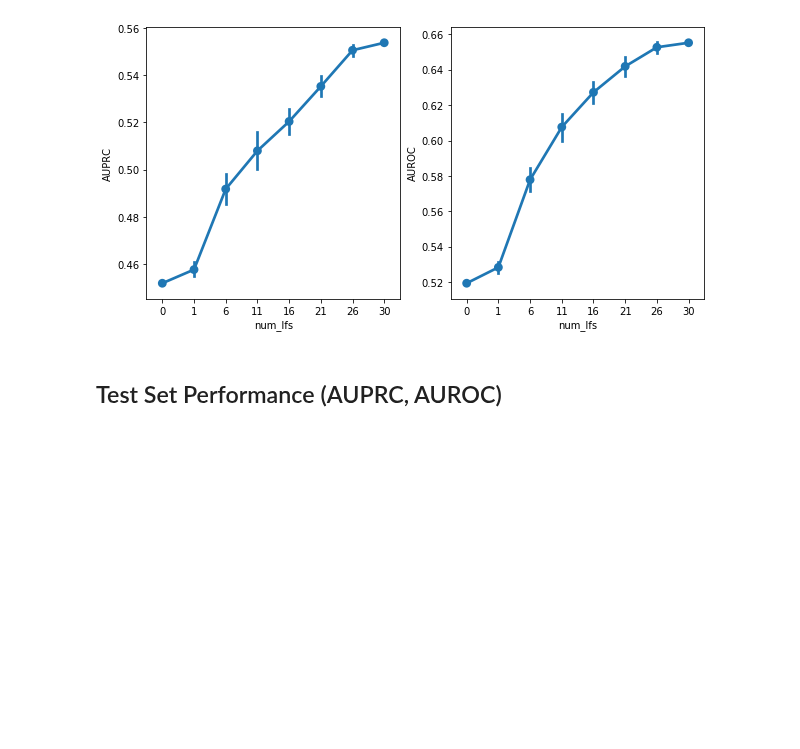
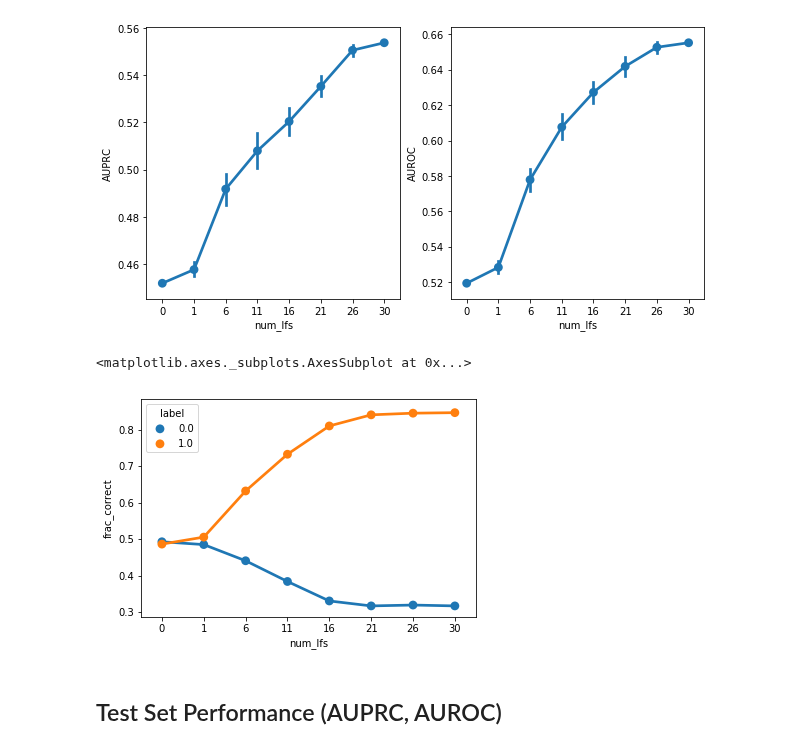
Before and after one commit to greenelab/snorkeling, a Jupyter notebook: disease_gene/disease_associates_gene/single_task/single_task_label_function_experiment.ipynb, the cells around one changed output. Cells and saved outputs as stored; diff of their text form; code cells hidden in the pictures; blank space fills up the shorter version.

```diff
--- a/disease_gene/disease_associates_gene/single_task/single_task_label_function_experiment.ipynb
+++ b/disease_gene/disease_associates_gene/single_task/single_task_label_function_experiment.ipynb
@@ -313,6 +317,11 @@ dev_baseline[0].update({"num_lfs": 0})
 # %%
 test_baseline=test_ds_grid.query("l2_param==@best_param").to_dict('records')
 test_baseline[0].update({"num_lfs": 0})
+# %%
+dev_baseline_marginals = list(zip(dev_baseline_marginals, candidate_dfs['dev'].curated_dsh.values))
+test_baseline_marginals = list(zip(test_baseline_marginals, candidate_dfs['test'].curated_dsh.values))
+# %%
+count_fraction_correct = lambda x: 1 if (x.marginals > 0.5 and x.label==1) or (x.marginals < 0.5 and x.label==0) else 0
 # %% [markdown]
 # Disease Associates Gene LFS Only
 # %% [markdown]
@@ -323,6 +332,8 @@ regularization_grid = pd.np.round(pd.np.linspace(0.01, 5, num=5), 2)
 # %%
 dev_dag_df = pd.DataFrame(dev_baseline)
 test_dag_df = pd.DataFrame(test_baseline)
+dev_dag_marginals_df = pd.DataFrame(dev_baseline_marginals, columns=["marginals", "label"]).assign(num_lfs=0)
+test_dag_marginals_df = pd.DataFrame(test_baseline_marginals, columns=["marginals", "label"]).assign(num_lfs=0)
 
 dag_start = ds_end
 dag_end = 37
@@ -332,7 +343,7 @@ range_of_sample_sizes = (
     [correct_L[:,dag_start:dag_end].shape[1]]
 )
 
-lf_sample_keeper, dev_results_df, test_results_df = run_random_additional_lfs(
+lf_sample_keeper, dev_results_df, test_results_df, dev_marginals_df, test_marginals_df = run_random_additional_lfs(
     range_of_sample_sizes=range_of_sample_sizes,
     range_of_lf_indicies = list(range(dag_start, dag_end+1)),
     size_of_sample_pool=dag_end-dag_start,
@@ -351,6 +362,8 @@ lf_sample_keeper, dev_results_df, test_results_df = run_random_additional_lfs(
 
 dev_dag_df = dev_dag_df.append(dev_results_df, sort=True)
 test_dag_df = test_dag_df.append(test_results_df, sort=True)
+dev_dag_marginals_df = dev_dag_marginals_df.append(dev_marginals_df, sort=True)
+test_dag_marginals_df = test_dag_marginals_df.append(test_marginals_df, sort=True)
 # %% [output]
 Failed to display Jupyter Widget of type HBox.
 If you're reading this message in the Jupyter Notebook or JupyterLab Notebook, it may mean that the widgets JavaScript is still loading. If this message persists, it likely means that the widgets Java ...
@@ -373,3 +386,17 @@ If you're reading this message in another frontend (for example, a static render
 Failed to display Jupyter Widget of type HBox.
 If you're reading this message in the Jupyter Notebook or JupyterLab Notebook, it may mean that the widgets JavaScript is still loading. If this message persists, it likely means that the widgets Java ...
 If you're reading this message in another frontend (for example, a static rendering on GitHub or NBViewer), it may mean that your frontend doesn't currently support widgets.
+# %%
+dev_dag_marginals_df = (
+     dev_dag_marginals_df
+     .assign(
+        frac_correct=(
+            dev_dag_marginals_df
+            .apply(count_fraction_correct,axis=1)
+            .values
+        )
+    )
+    .groupby(["label", "num_lfs"])["frac_correct"]
+    .agg(pd.np.mean)
+    .reset_index(level=["label", "num_lfs"])
+)
@@ -382,6 +423,11 @@ sns.pointplot(x="num_lfs", y="AUROC", data=dev_dag_df, ax=axs[1])
 # %% [output]
 <matplotlib.axes._subplots.AxesSubplot at 0x...>
 [figure]
+# %%
+sns.pointplot(x="num_lfs", y="frac_correct", data=dev_dag_marginals_df, hue="label")
+# %% [output]
+<matplotlib.axes._subplots.AxesSubplot at 0x...>
+[figure, added]
 # %% [markdown]
 ## Test Set Performance (AUPRC, AUROC)
 # %%
```
Also changed, not shown: parts of 31 cells of this notebook, 48 other files.
